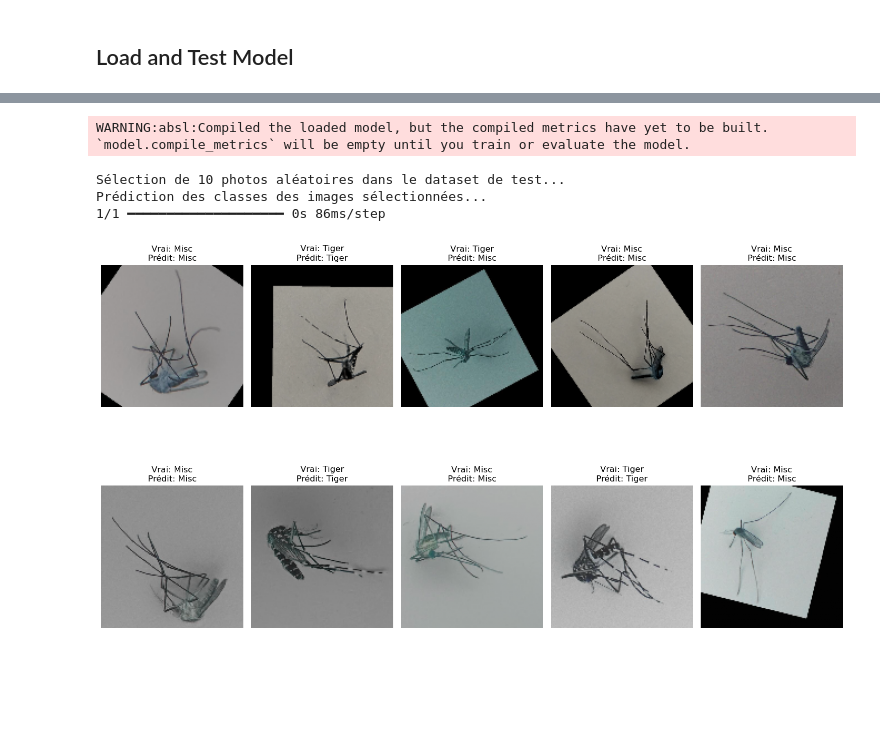
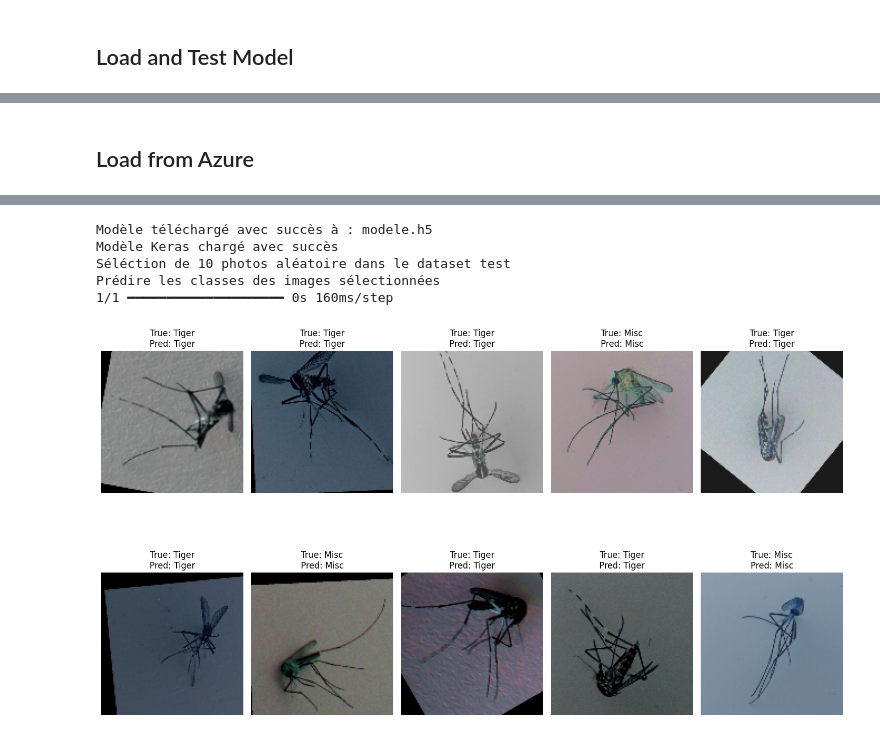
Before and after one commit to ccharlesd/EcoMoustique, a Jupyter notebook: cnn_develop_load.ipynb, the cells around one changed output, grey strips where cells are left out. Cells and saved outputs as stored; diff of their text form; code cells hidden in the pictures; blank space fills up the shorter version.

Commit message:
fix: download Keras model from Azure Blob Storage

```diff
--- a/cnn_develop_load.ipynb
+++ b/cnn_develop_load.ipynb
@@ -188,21 +191,51 @@ Prédire les classes des images sélectionnées
+# %% [markdown]
+## Load from Azure
 # %%
-# Charger les données de test sauvegardées
+from azure.storage.blob import BlobServiceClient
+import tensorflow as tf
+import matplotlib.pyplot as plt
+import numpy as np
+from tensorflow.keras.models import load_model
+import random
+
+
+# Configuration Azure
+AZURE_STORAGE_CONNECTION_STRING = "DefaultEndpointsProtocol=https;AccountName=moustiquedataset;AccountKey=LLF99KD+ad2HBruQPcOrTNc+biQo31iUGdg69RwEy1C+/hEWid0vw65ZLfqRWh4YWKPR7lsd8hL4+ASteuKMHw==;EndpointSuffix=core.windows.net"
+CONTAINER_NAME = "modele"
+BLOB_NAME = "improved_insect_recognition_model_1.h5"
+LOCAL_MODEL_PATH = "modele.h5"
+
+def download_keras_model_from_blob():
+    """
+    Télécharge un modèle Keras (.h5) depuis Azure Blob Storage.
+    """
+    # Connexion au service Blob
+    blob_service_client = BlobServiceClient.from_connection_string(AZURE_STORAGE_CONNECTION_STRING)
+    container_client = blob_service_client.get_container_client(CONTAINER_NAME)
+    # Télécharger le fichier
+    blob_client = container_client.get_blob_client(BLOB_NAME)
+    with open(LOCAL_MODEL_PATH, "wb") as file:
+        file.write(blob_client.download_blob().readall())
+    print(f"Modèle téléchargé avec succès à : {LOCAL_MODEL_PATH}")
+
+# Étape 1 : Télécharger le modèle
+download_keras_model_from_blob()
+
+# Étape 2 : Charger le modèle Keras
+model = tf.keras.models.load_model(LOCAL_MODEL_PATH)
+print("Modèle Keras chargé avec succès")
+
 X_test = np.load("X_test.npy")
 y_test = np.load("y_test.npy")
 
-# Charger le modèle
-print("Chargement du modèle...")
-model = load_model("insect_recognition_cnn_model.h5")
-
 # Sélectionner 10 indices aléatoires
-print("Sélection de 10 photos aléatoires dans le dataset de test...")
-import random
+print("Séléction de 10 photos aléatoire dans le dataset test")
 random_indices = random.sample(range(X_test.shape[0]), 10)
 selected_images = X_test[random_indices]
 selected_labels = y_test[random_indices]
 
 # Prédire les classes des images sélectionnées
-print("Prédiction des classes des images sélectionnées...")
+print("Prédire les classes des images sélectionnées")
 predictions = model.predict(selected_images)
 predicted_labels = (predictions > 0.5).astype(int)
 
@@ -213,7 +246,7 @@ for i, img in enumerate(selected_images):
     plt.imshow(img)
     true_label = "Tiger" if selected_labels[i] == 1 else "Misc"
     predicted_label = "Tiger" if predicted_labels[i] == 1 else "Misc"
-    plt.title(f"Vrai: {true_label}\nPrédit: {predicted_label}")
+    plt.title(f"True: {true_label}\nPred: {predicted_label}")
     plt.axis('off')
 plt.tight_layout()
 plt.show()
@@ -222,5 +255,6 @@ Chargement du modèle...
-WARNING:absl:Compiled the loaded model, but the compiled metrics have yet to be built. `model.compile_metrics` will be empty until you train or evaluate the model.
+Modèle téléchargé avec succès à : modele.h5
+Modèle Keras chargé avec succès
+Séléction de 10 photos aléatoire dans le dataset test
+Prédire les classes des images sélectionnées
+1/1 ━━━━━━━━━━━━━━━━━━━━ 0s 160ms/step
-Sélection de 10 photos aléatoires dans le dataset de test...
-Prédiction des classes des images sélectionnées...
-1/1 ━━━━━━━━━━━━━━━━━━━━ 0s 86ms/step
-[figure, old version]
+[figure, new version]
```
Also changed, not shown: parts of 4 cells of this notebook, 1 other file.
